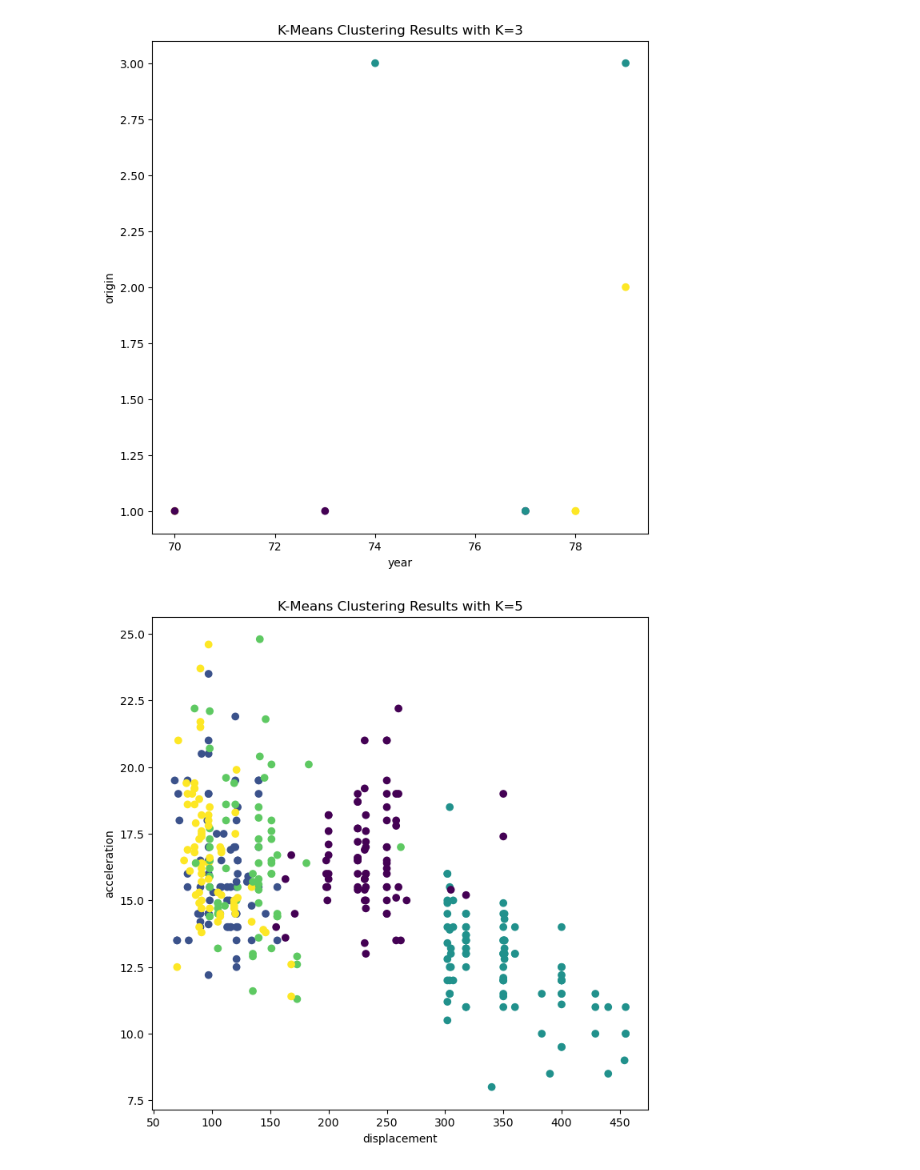
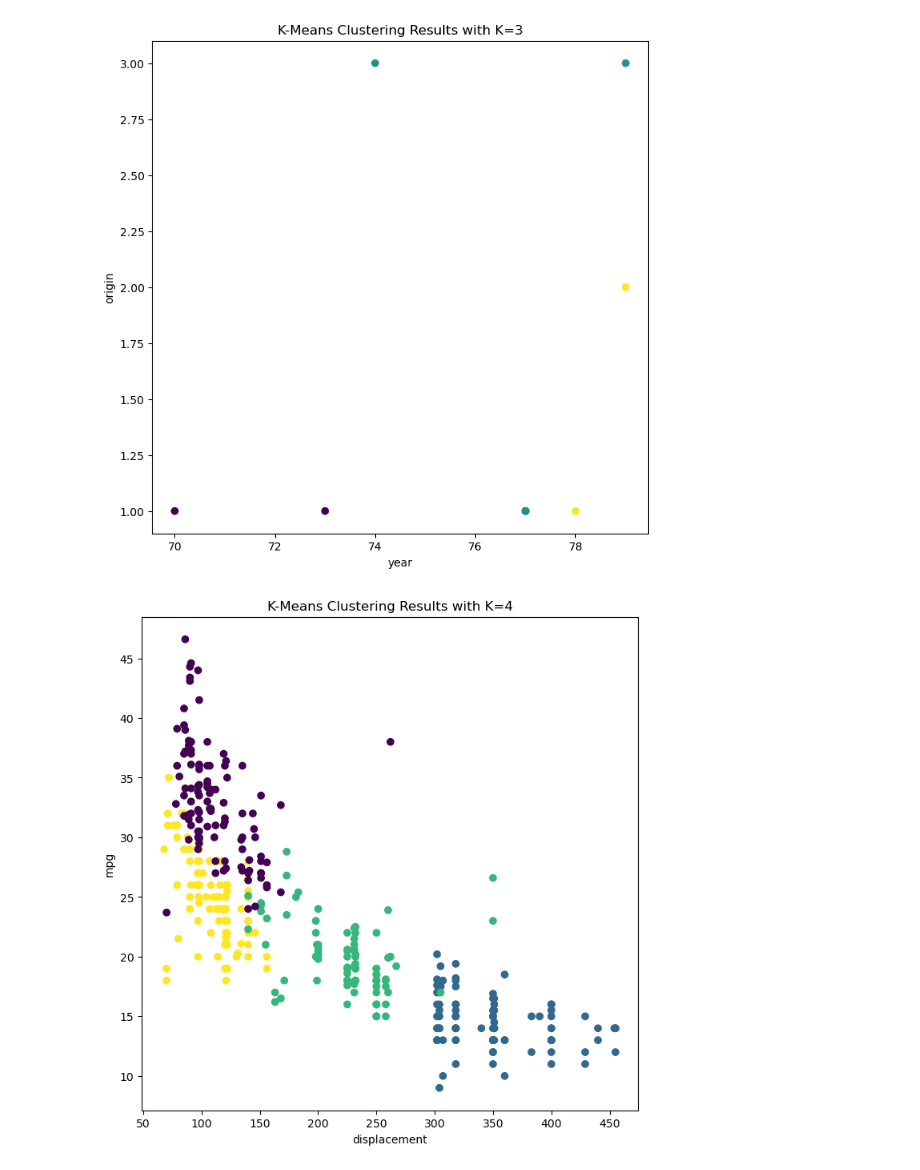
Before and after one commit to katesnow1/code_2600, a Jupyter notebook: clustering.ipynb, the cells around one changed output. Drawn from its saved outputs; the diff is of its cells as text; code cells hidden in the pictures.

Commit message:
updated clustering lab

```diff
--- a/clustering.ipynb
+++ b/clustering.ipynb
@@ -477,12 +492,14 @@ def kmeans_plot(data=sample10,n_clusters=3,var1='mpg',var2='weight'):
     ax.set_xlabel(var1)
     ax.set_ylabel(var2);
 # %%
+# can you find a pair of variables that are important when you have 5 different clusters?
+
 kmeans_plot(data=Auto,
-            n_clusters=5,
+            n_clusters=4,
             var1='displacement',
-            var2='acceleration')
+            var2='mpg')
 # %% [output]
-[figure, old version]
+[figure, new version]
 # %%
 kmeans_plot(data=Auto,
             n_clusters=5,
```
Also changed, not shown: parts of 10 cells of this notebook.
